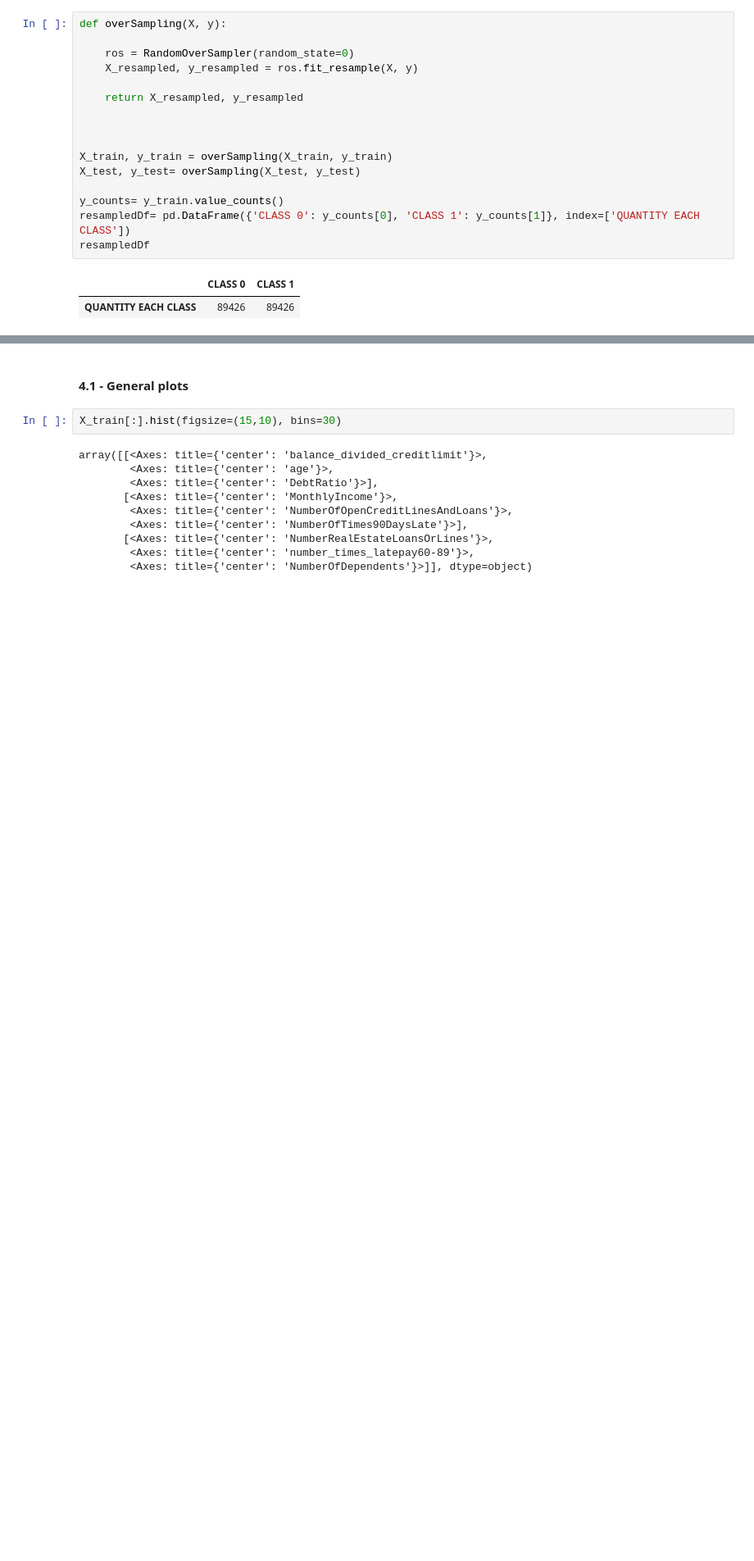
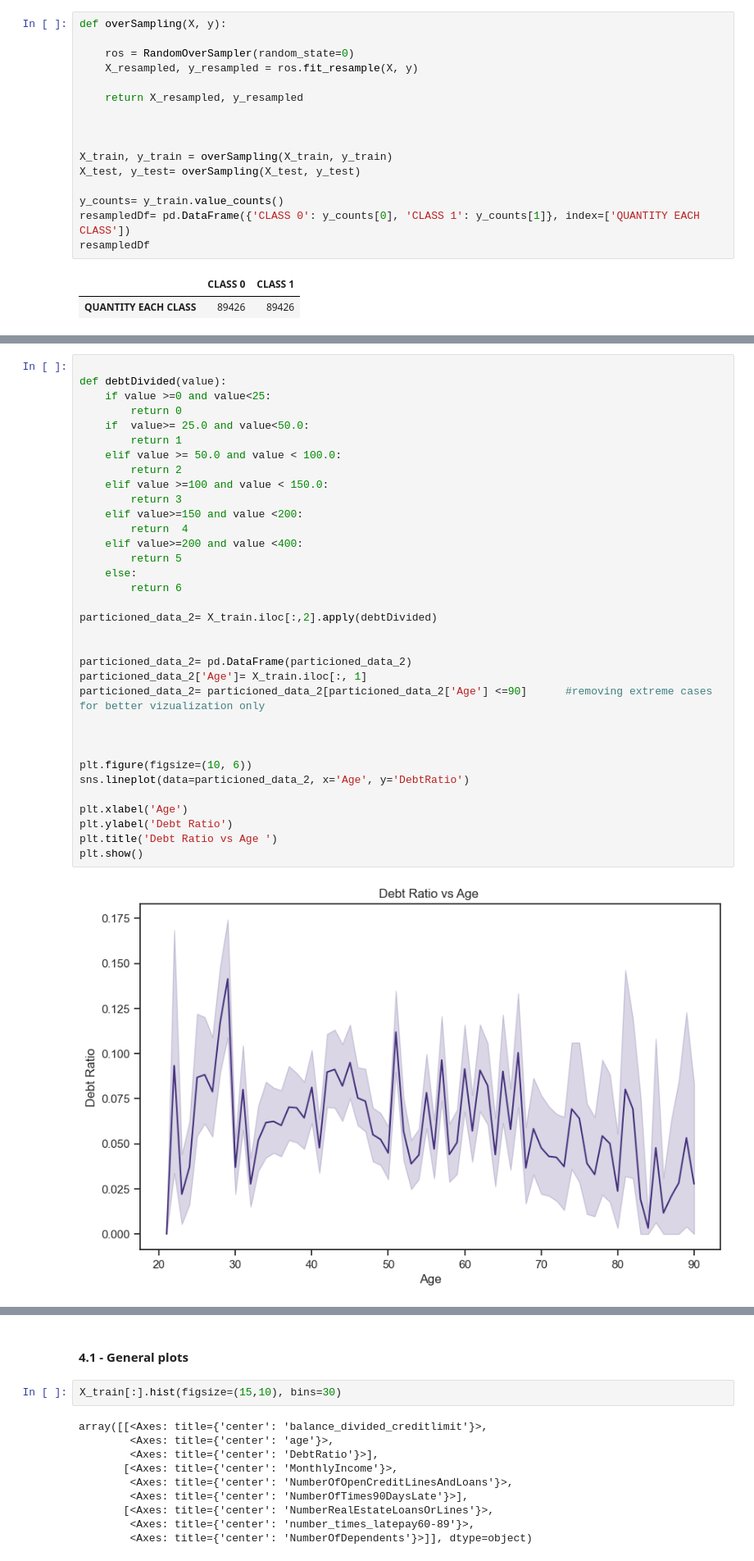
Before and after one commit to ectormgl/givemecredit, a Jupyter notebook: notebook/EDA.ipynb, the cells around one changed output, grey strips where cells are left out. Shown at 82% size. Saved outputs shown, nothing was run; the diff lists cells and outputs as text; blank space fills up the shorter version.

```diff
--- a/notebook/main.ipynb
+++ b/notebook/EDA.ipynb
@@ -168,0 +382,36 @@ resampledDf
+# %%
+
+def debtDivided(value):
+    if value >=0 and value<25:
+        return 0
+    if  value>= 25.0 and value<50.0:
+        return 1
+    elif value >= 50.0 and value < 100.0:
+        return 2
+    elif value >=100 and value < 150.0:
+        return 3
+    elif value>=150 and value <200:
+        return  4
+    elif value>=200 and value <400:
+        return 5
+    else:
+        return 6
+
+particioned_data_2= X_train.iloc[:,2].apply(debtDivided)
+
+
+particioned_data_2= pd.DataFrame(particioned_data_2)
+particioned_data_2['Age']= X_train.iloc[:, 1]
+particioned_data_2= particioned_data_2[particioned_data_2['Age'] <=90]      #removing extreme cases for better vizualization only
+
+
+
+plt.figure(figsize=(10, 6))
+sns.lineplot(data=particioned_data_2, x='Age', y='DebtRatio')
+
+plt.xlabel('Age')
+plt.ylabel('Debt Ratio')
+plt.title('Debt Ratio vs Age ')
+plt.show()
+# %% [output]
+[figure, added]
```
Also changed, not shown: parts of 61 cells of this notebook, 4 other files.
